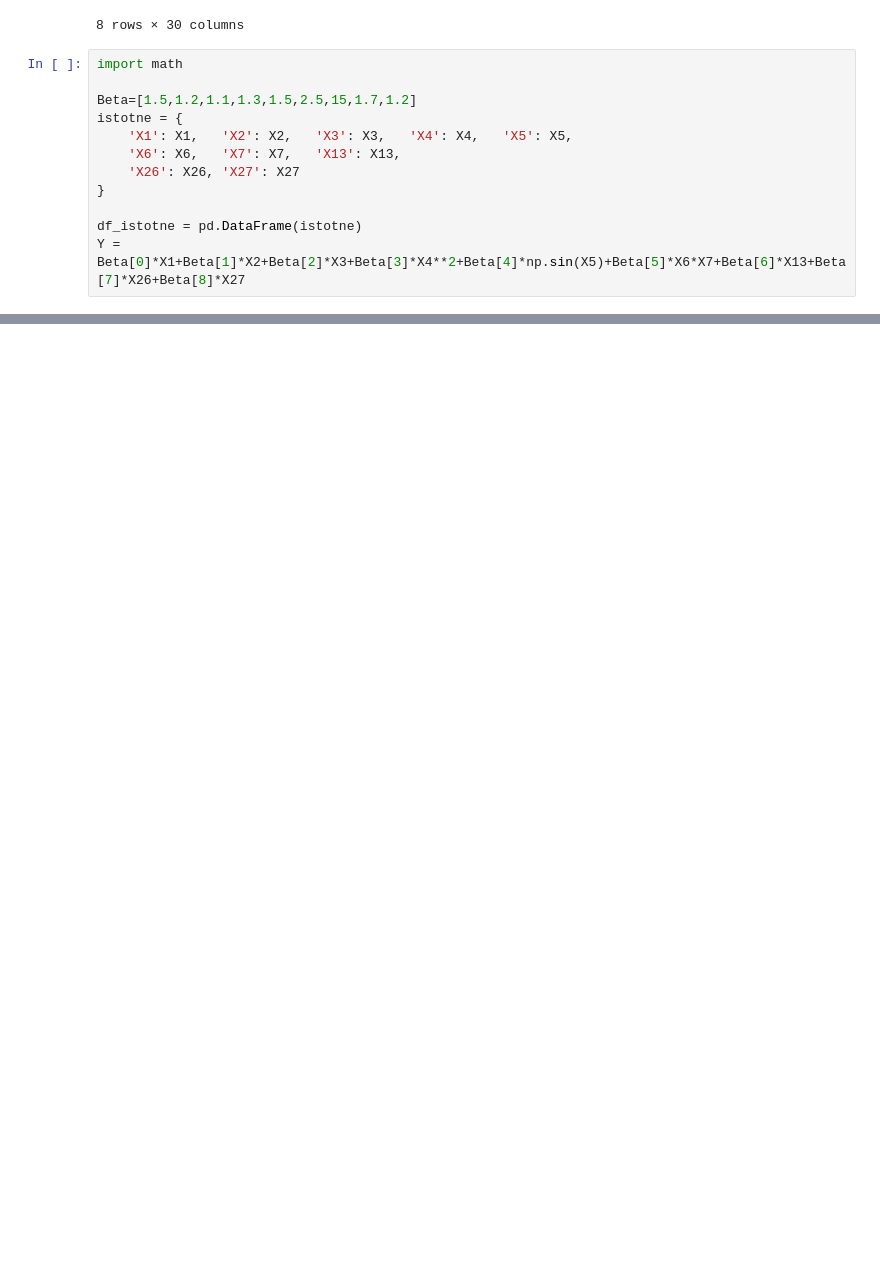
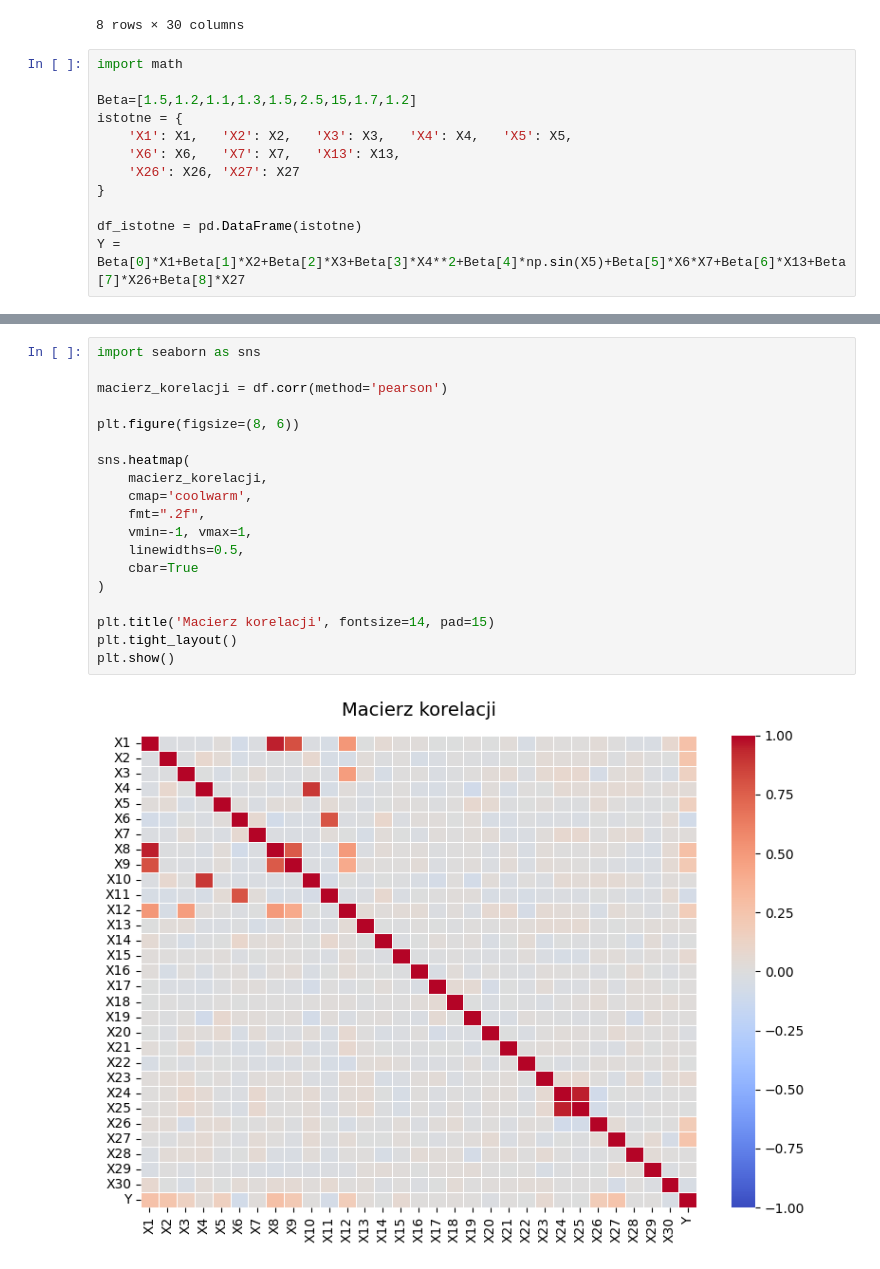
Before and after one commit to wilkdominik/Praca-licencjacka, a Jupyter notebook: Eksperyment koncowy/kody.ipynb, the cells around one changed output, grey strips where cells are left out. Saved outputs shown, nothing was run; the diff lists cells and outputs as text; blank space fills up the shorter version.

```diff
--- a/Eksperyment koncowy/kody.ipynb
+++ b/Eksperyment koncowy/kody.ipynb
@@ -224,0 +341,21 @@ roznice_df = df_istotne[Y1 != Y2]
+# %%
+import seaborn as sns
+
+macierz_korelacji = df.corr(method='pearson')
+
+plt.figure(figsize=(8, 6))
+
+sns.heatmap(
+    macierz_korelacji,
+    cmap='coolwarm',
+    fmt=".2f",
+    vmin=-1, vmax=1,
+    linewidths=0.5,
+    cbar=True
+)
+
+plt.title('Macierz korelacji', fontsize=14, pad=15)
+plt.tight_layout()
+plt.show()
+# %% [output]
+[figure, added]
```
Also changed, not shown: parts of 51 cells of this notebook, 1 other file.
